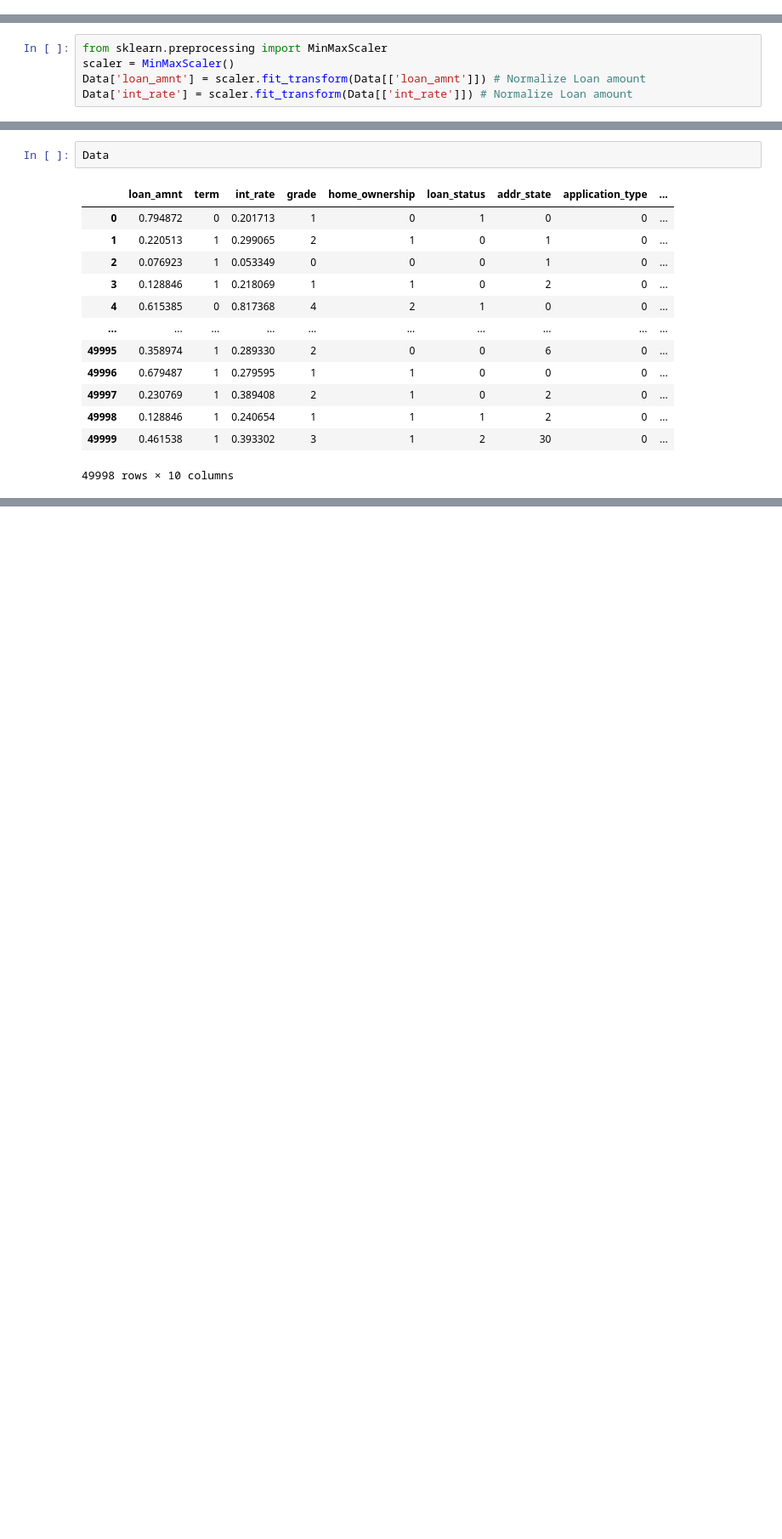
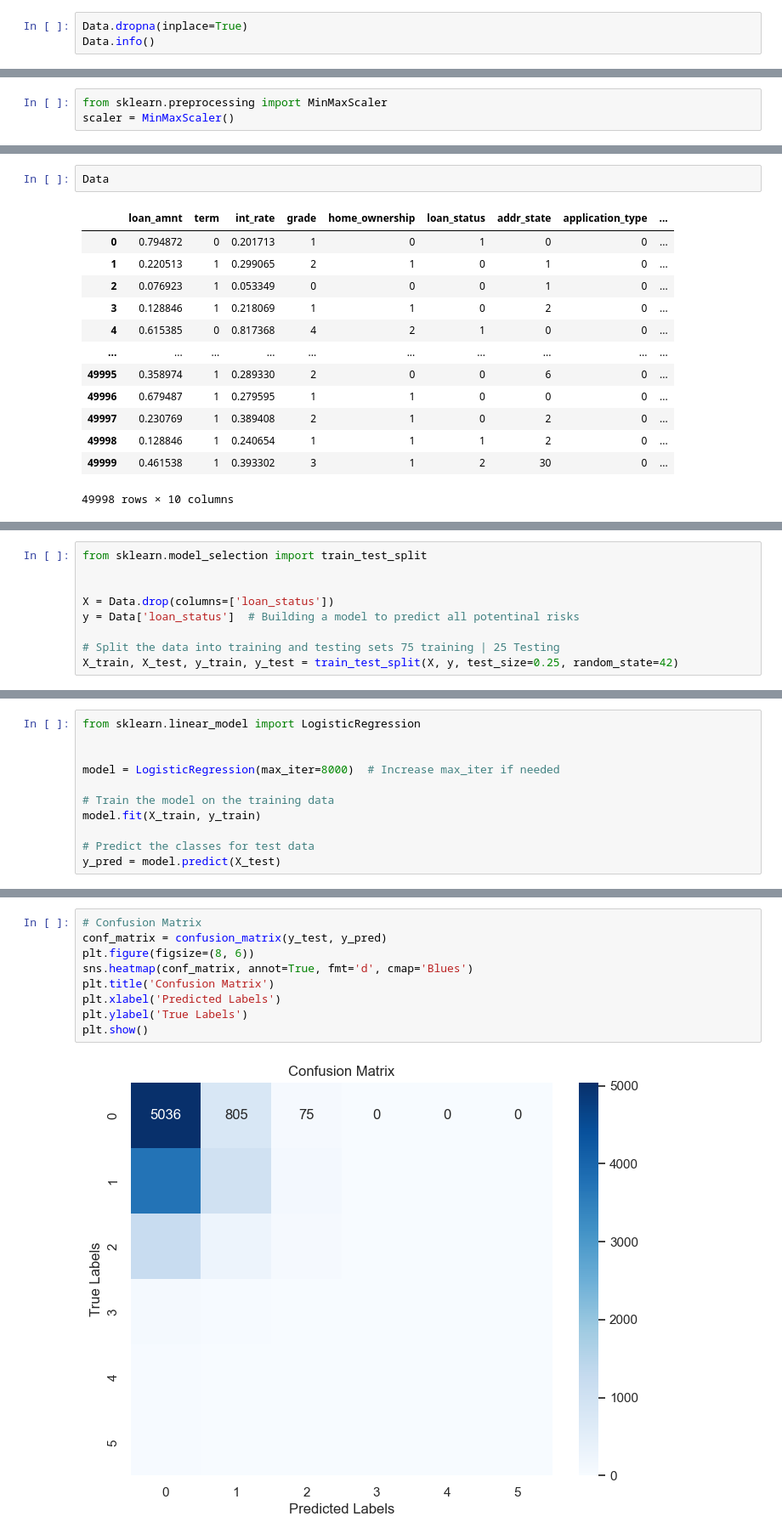
Before and after one commit to KiranJCodes/Risk_Analysis, a Jupyter notebook: EDA.ipynb, the cells around one changed output, grey strips where cells are left out. Shown at 85% size. Drawn from its saved outputs; the diff is of its cells as text; blank space fills up the shorter version.

Commit message:
MAJOR | LOGISTIC REGRSSION
Model did not perform well.
Will work on tuning it more tomorrow

```diff
--- a/EDA.ipynb
+++ b/EDA.ipynb
@@ -310,0 +307,3 @@ Data
+# %%
+Data.dropna(inplace=True)
+Data.info()
@@ -319,5 +336,3 @@ Data['application_type'] = Data['application_type'].astype(int)
 # %%
 from sklearn.preprocessing import MinMaxScaler
 scaler = MinMaxScaler()
-Data['loan_amnt'] = scaler.fit_transform(Data[['loan_amnt']]) # Normalize Loan amount
-Data['int_rate'] = scaler.fit_transform(Data[['int_rate']]) # Normalize Loan amount
@@ -339,0 +361,9 @@ Data
+# %%
+from sklearn.model_selection import train_test_split
+
+
+X = Data.drop(columns=['loan_status'])
+y = Data['loan_status']  # Building a model to predict all potentinal risks
+
+# Split the data into training and testing sets 75 training | 25 Testing
+X_train, X_test, y_train, y_test = train_test_split(X, y, test_size=0.25, random_state=42)
@@ -339,0 +372,11 @@ Data
+# %%
+from sklearn.linear_model import LogisticRegression
+
+
+model = LogisticRegression(max_iter=8000)  # Increase max_iter if needed
+
+# Train the model on the training data
+model.fit(X_train, y_train)
+
+# Predict the classes for test data
+y_pred = model.predict(X_test)
@@ -339,0 +402,11 @@ Data
+# %%
+# Confusion Matrix
+conf_matrix = confusion_matrix(y_test, y_pred)
+plt.figure(figsize=(8, 6))
+sns.heatmap(conf_matrix, annot=True, fmt='d', cmap='Blues')
+plt.title('Confusion Matrix')
+plt.xlabel('Predicted Labels')
+plt.ylabel('True Labels')
+plt.show()
+# %% [output]
+[figure, added]
```
Also changed, not shown: parts of 9 cells of this notebook.
